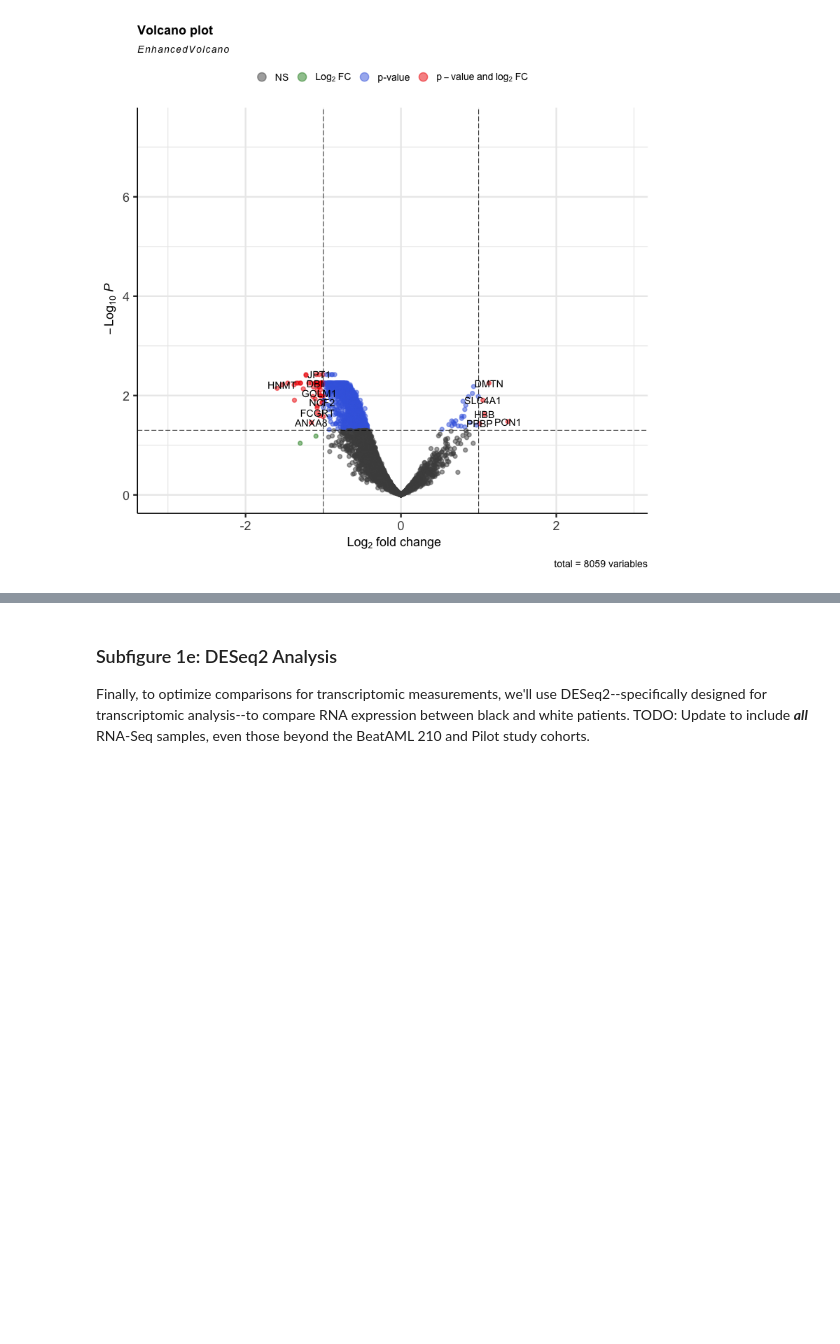
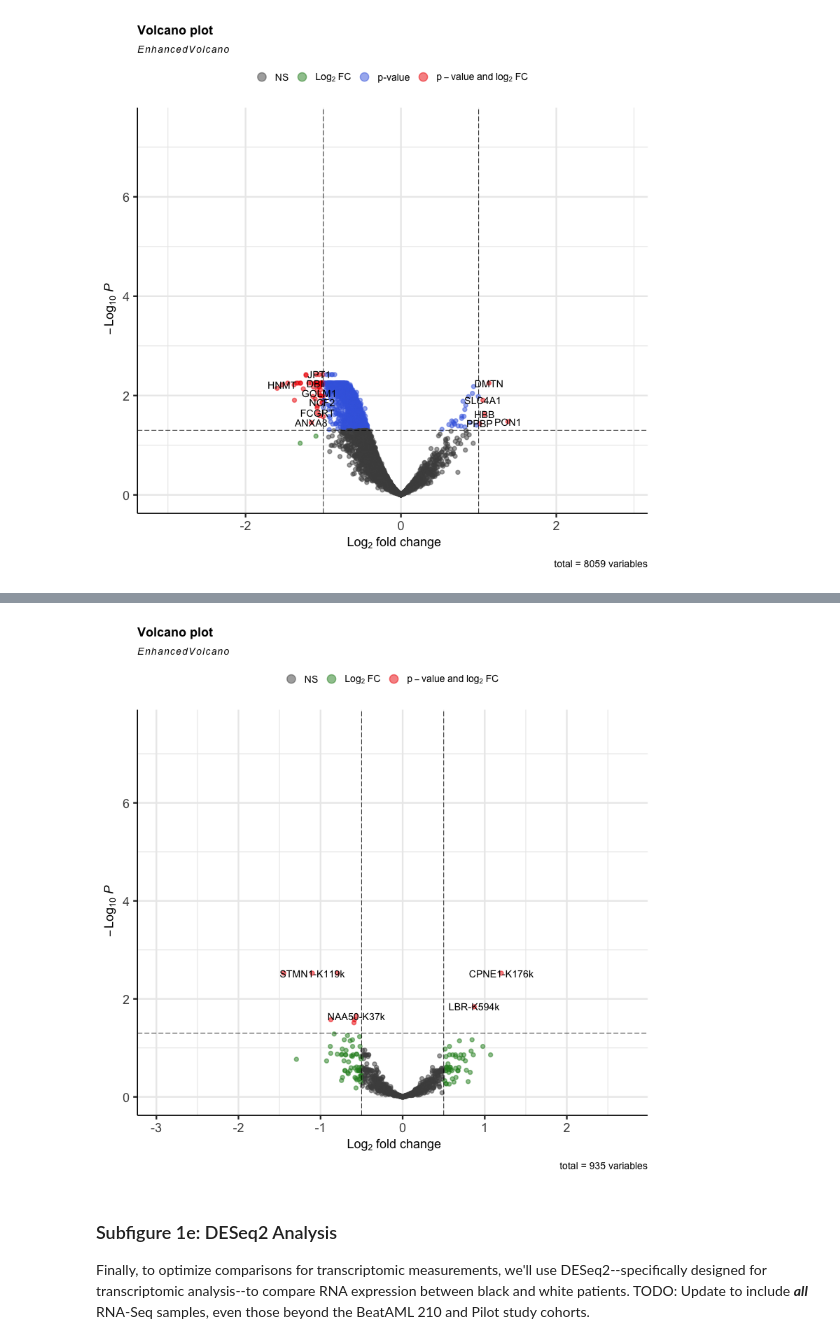
Before and after one commit to PNNL-CompBio/amlMultidrugResistance, a Jupyter notebook: aml_outcome_disparities/analysis/fig1/figure1.ipynb, the cells around one changed output, grey strips where cells are left out. Saved outputs shown, nothing was run; the diff lists cells and outputs as text; code cells hidden in the pictures; blank space fills up the shorter version.

```diff
--- a/aml_outcome_disparities/analysis/fig1/figure1.ipynb
+++ b/aml_outcome_disparities/analysis/fig1/figure1.ipynb
@@ -103,6 +136,7 @@ phospho = import_phospho()
 phospho = pd.concat(phospho, axis=0)
 lipids = pd.concat(import_lipids(), axis=0)
 metabolites = pd.concat(import_metabolites(), axis=0)
+acetyl = pd.concat(import_acetyl(), axis=0)
 
 rna = import_rna(return_symbols=True, batch_correct=True, tpm=False)
 rna = pd.concat(rna, axis=0)
@@ -117,4 +151,5 @@ with localconverter(ro.default_converter + pandas2ri.converter):
     aux_meta_r = ro.conversion.py2rpy(aux_meta)
     lipids_r = ro.conversion.py2rpy(lipids)
     metabolites_r = ro.conversion.py2rpy(metabolites)
+    acetyl_r = ro.conversion.py2rpy(acetyl)
 # %% [output]
@@ -188,3 +240,9 @@ global_results$volcano
 In addition: Warning message:
 Partial NA coefficients for 8059 probe(s)
 [figure]
+# %%
+%%R -i acetyl_r -i meta_r -w 800 -h 800 -u px
+source("../../src/r/proteomics/limma_correlations.R")
+acetyl_results <- run_limma(acetyl_r, meta_r, p_cutoff = 0.05, fc_cutoff = 0.5)
+acetyl_results$volcano
+# %% [output]
@@ -191,3 +251,4 @@ Partial NA coefficients for 8059 probe(s)
+[figure, added]
 # %% [markdown]
 ### Subfigure 1e: DESeq2 Analysis
 Finally, to optimize comparisons for transcriptomic measurements, we'll use DESeq2--specifically designed for transcriptomic analysis--to compare RNA expression between black and white patients.
```
Also changed, not shown: parts of 7 cells of this notebook, 7 other files.
